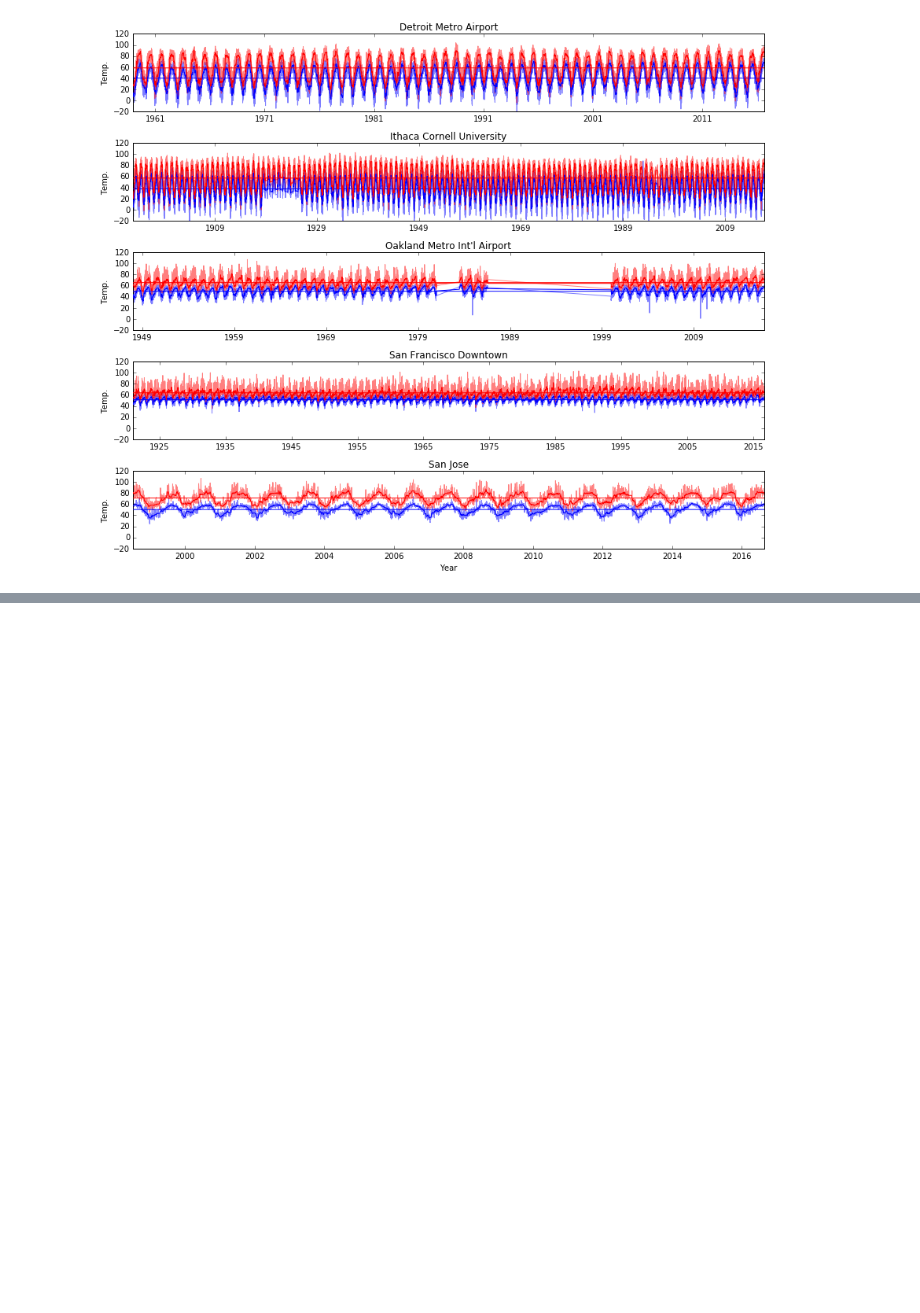
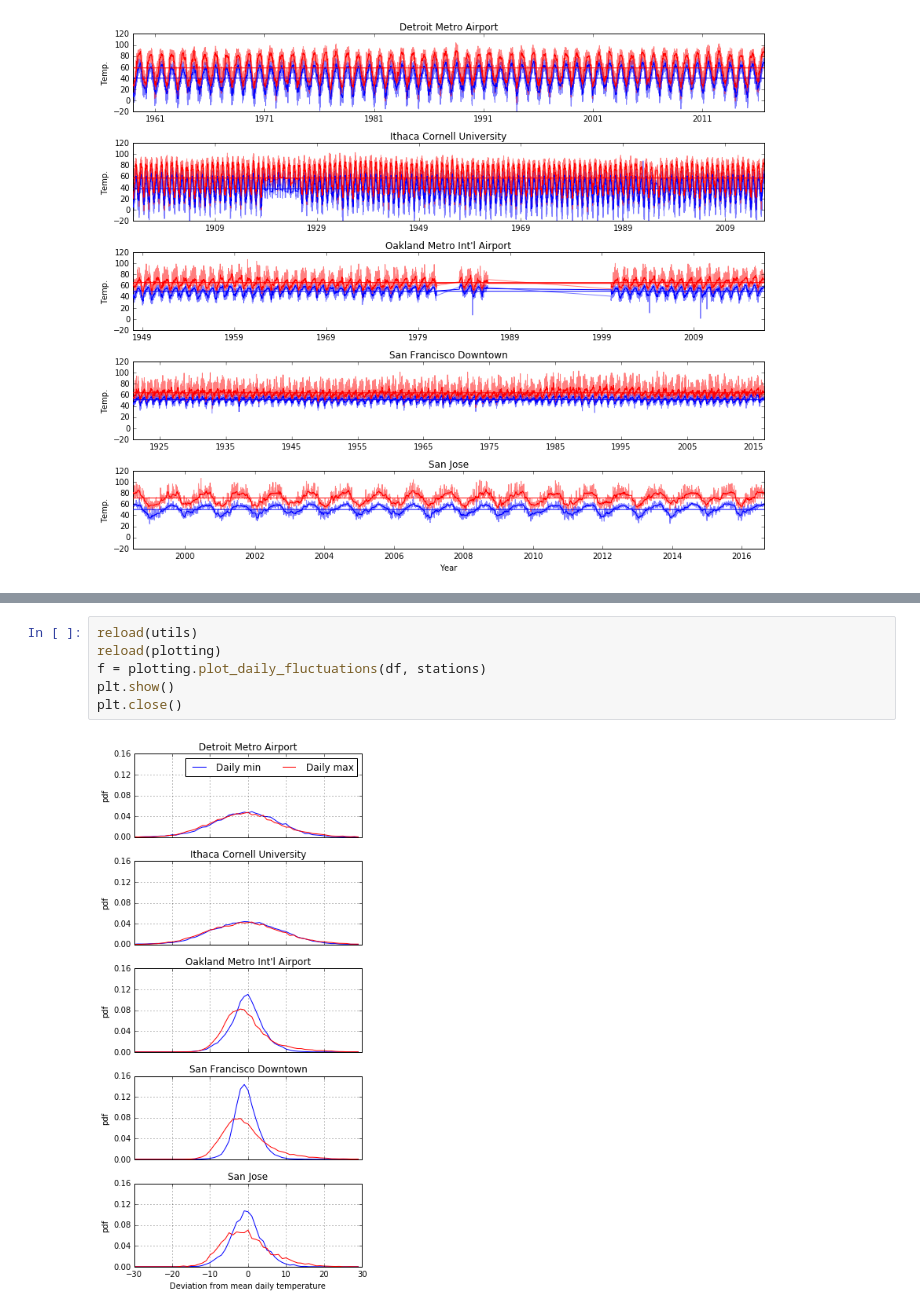
Before and after one commit to JesseLivezey/weird_weather, a Jupyter notebook: temp_viz.ipynb, the cells around one changed output, grey strips where cells are left out. Cells and saved outputs as stored; diff of their text form; blank space fills up the shorter version.

```diff
--- a/temp_viz.ipynb
+++ b/temp_viz.ipynb
@@ -56,0 +58,8 @@ plt.close()
+# %%
+reload(utils)
+reload(plotting)
+f = plotting.plot_daily_fluctuations(df, stations)
+plt.show()
+plt.close()
+# %% [output]
+[figure, added]
```
Also changed, not shown: parts of 3 cells of this notebook, 2 other files.
